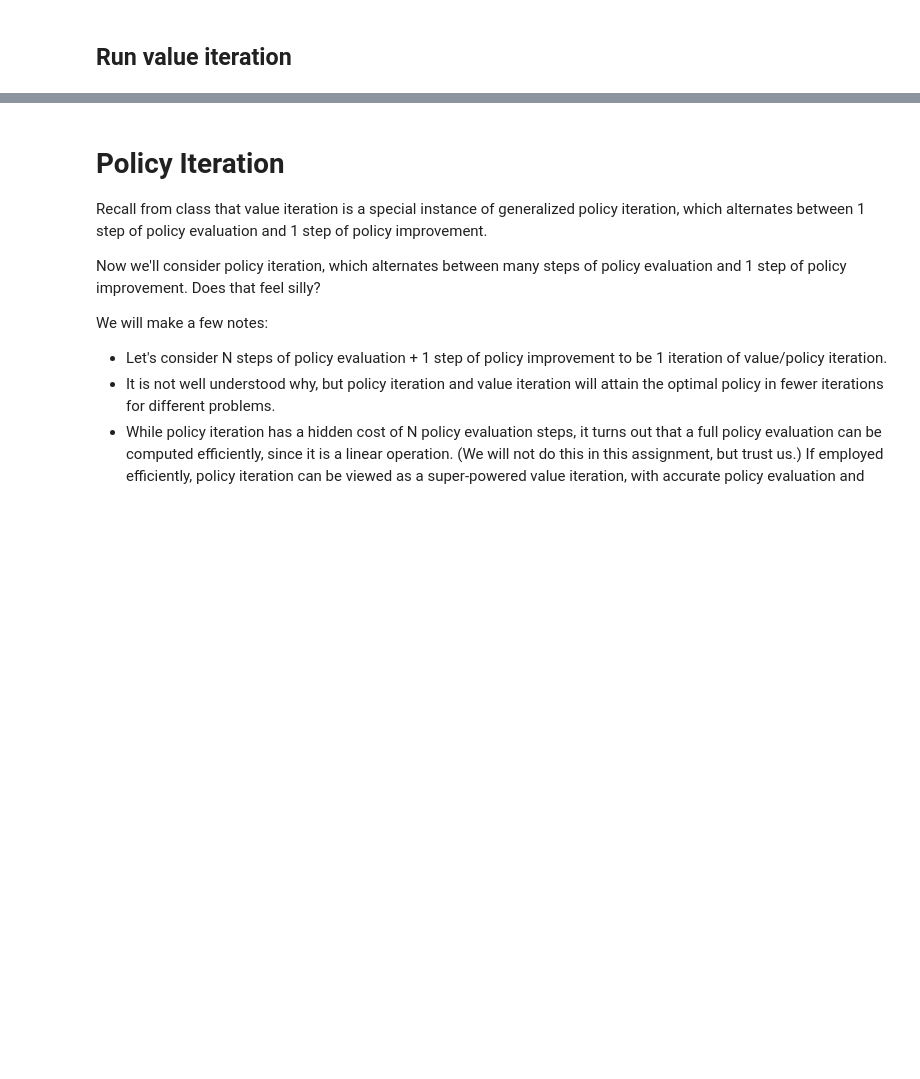
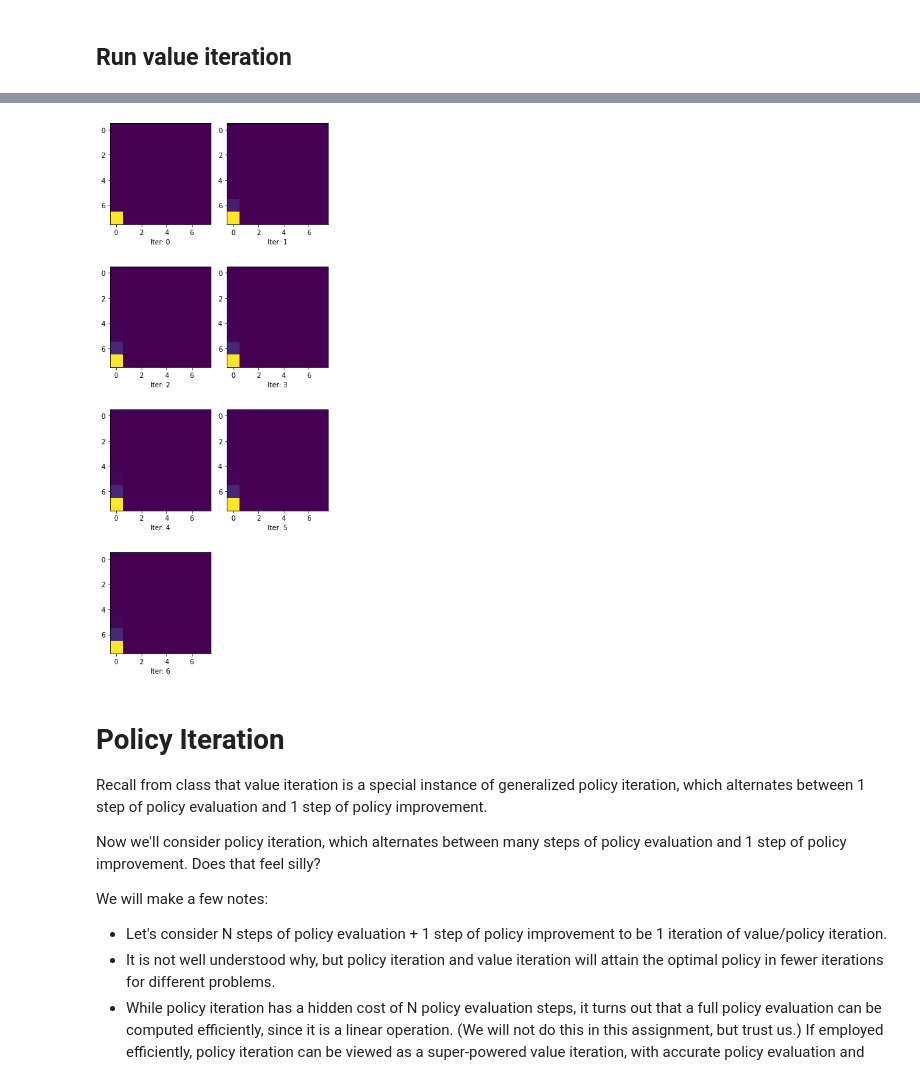
Before and after one commit to LuisCGit/6.484-reinforcement-learning, a Jupyter notebook: value_policy_iteration.ipynb, the cells around one changed output, grey strips where cells are left out. Drawn from its saved outputs; the diff is of its cells as text; code cells hidden in the pictures; blank space fills up the shorter version.

Commit message:
value iteration

```diff
--- a/value_policy_iteration.ipynb
+++ b/value_policy_iteration.ipynb
@@ -210,7 +228,10 @@ def value_iteration(env, gamma, max_iterations=1000, tol=1e-3):
     while True:
         delta = 0 # largest change in value function at any state between two iterations
         ###### TODO: value function update ##############
-
+        for s in range(env.nS):
+          exp = max([sum([prob*(r + gamma*value_func[s2]) for prob, s2, r, _ in env.P[s][a]]) for a in range(env.nA)])
+          delta = max(delta, abs(exp - value_func[s]))
+          value_func[s] = exp
         ################################################################
         # let's also save a copy of value function after each iteration
         value_history.append(value_func.copy())
@@ -322,0 +372,11 @@ plot_value_history(value_history)
+# %%
+env = gym.make('Stochastic-8x8-FrozenLake-v0')
+gamma = 0.3
+value_info = value_iteration(env, gamma, max_iterations=int(1e3), tol=1e-4)
+value, iters, value_history = value_info
+policy = value_function_to_policy(env, gamma, value)
+print('-----Policy: ')
+print_policy(policy)
+print('-----Value: ')
+print_value(value)
+print('-----Iterations: ', iters)
@@ -323,3 +403,7 @@ plot_value_history(value_history)
+# %%
+plot_value_history(value_history)
+# %% [output]
+[figure, added]
 # %% [markdown]
 # Policy Iteration
 
```
Also changed, not shown: parts of 15 cells of this notebook.
